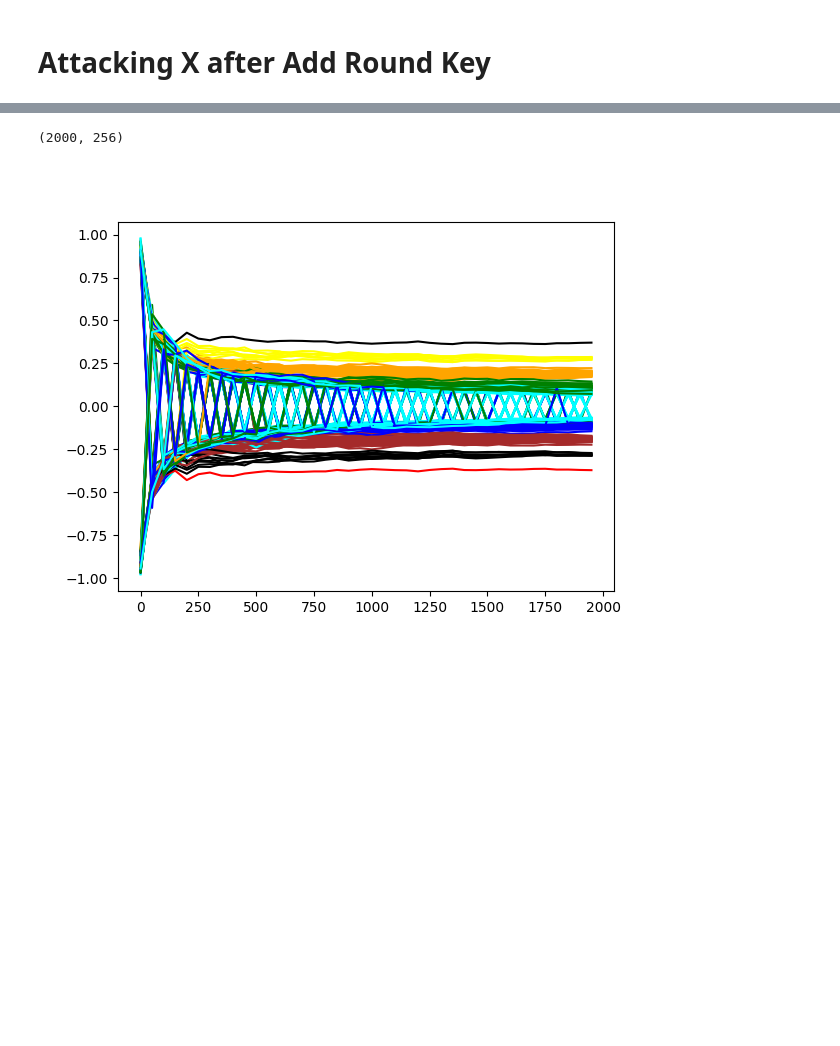
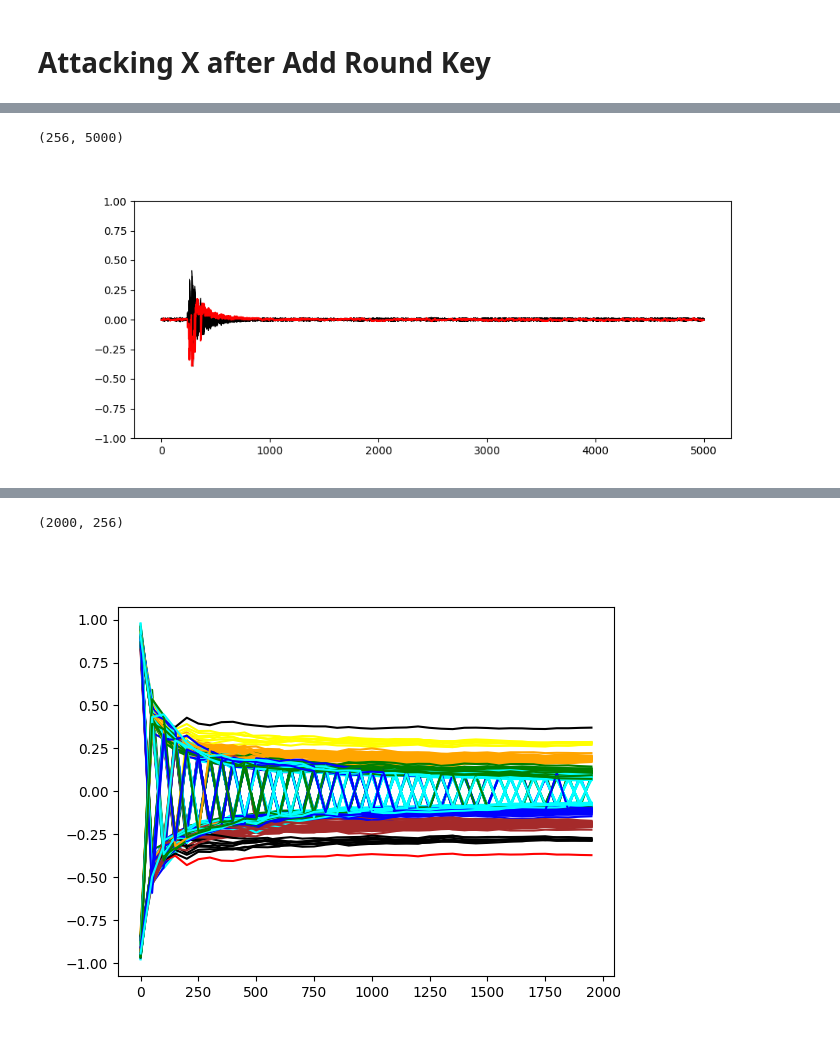
Before and after one commit to Makowe/impl-attck, a Jupyter notebook: simon/simon_64_128_attack_real.ipynb, the cells around one changed output, grey strips where cells are left out. Cells and saved outputs as stored; diff of their text form; code cells hidden in the pictures; blank space fills up the shorter version.

```diff
--- a/simon/simon_64_128_attack_real.ipynb
+++ b/simon/simon_64_128_attack_real.ipynb
@@ -197,0 +315,39 @@ plt.show()
+# %%
+start_hypo = KeyHypothesis(
+    np.array([0, 0xAD004524, 0x8AFA7151, 0xF173D6D7], dtype=np.uint32),
+    np.array([0, 0xFFFFFFFF, 0xFFFFFFFF, 0xFFFFFFFF], dtype=np.uint32)
+)
+
+KEY_MASK = np.array([0b00010000001000100100010010001001, 0xFFFFFFFF, 0xFFFFFFFF, 0xFFFFFFFF], dtype=np.uint32)
+
+# guess 8 bits with a distance of 7
+hypos = start_hypo.get_sub_hypos(KEY_MASK)
+guessed_keys = np.array([h.key for h in hypos], dtype=np.uint32)
+
+STATE_MASK = (KEY_MASK[0] << 1) & (KEY_MASK[0] << 8)
+
+expected_hws = simon_64_128_simulation.get_hws_for_guessed_keys(
+        all_measurements.plaintext,
+        guessed_keys,
+        3,
+        STATE_MASK,
+        "AND_GATE"
+)
+
+corrs = correlations.calc_corrs(expected_hws, all_measurements.power)
+print(corrs.shape)
+
+correct_guess = int(key[0] & KEY_MASK[0])
+correct_guess_idx = np.where(guessed_keys[:,0] == correct_guess)[0][0]
+
+plt.figure(figsize=(10,4))
+for i in range(256):
+    plt.plot(corrs[i], color="black", linewidth=0.5)
+
+plt.plot(corrs[correct_guess_idx], color="red")
+
+plt.ylim(-1, 1)
+plt.show()
+# %% [output]
+(256, 5000)
+[figure, added]
```
Also changed, not shown: parts of 10 cells of this notebook.
